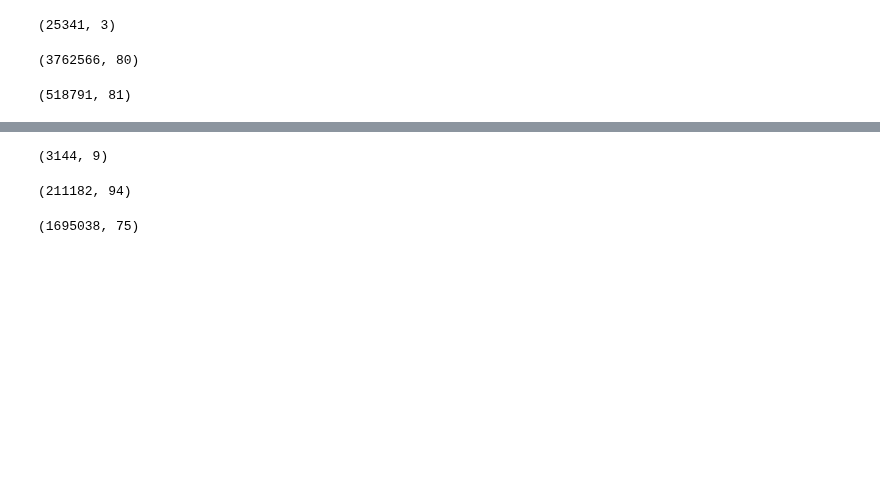
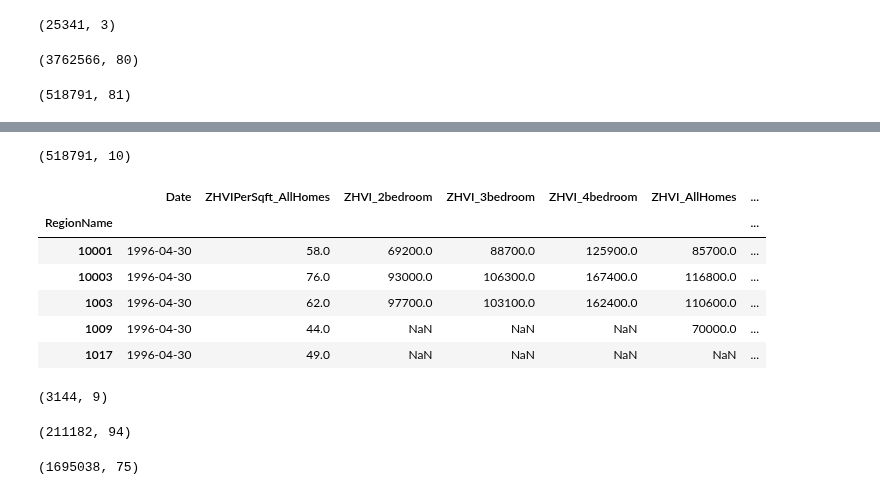
Before and after one commit to norgrenm/US_House_Price_Prediction, a Jupyter notebook: notebooks/DM-US_HousingData.ipynb, the cells around one changed output, grey strips where cells are left out. Saved outputs shown, nothing was run; the diff lists cells and outputs as text; code cells hidden in the pictures; blank space fills up the shorter version.

```diff
--- a/notebooks/DM-US_HousingData.ipynb
+++ b/notebooks/DM-US_HousingData.ipynb
@@ -82,3 +96,27 @@ cots_df.shape
+# %%
+missing_df = cots_df.isnull().sum(axis = 0).sort_values().to_frame('missing_value').reset_index()
+
+#259397 is half the amount of rows
+missing_259397 = list(missing_df[missing_df.missing_value >= 259397]['index'])
+#
+
+#Drop any data missing more than 50% of data
+cots_df.drop(missing_259397, axis = 1, inplace = True)
+
+#Looks like 71 columns missing more than 50% of data
+cots_df.shape
+# %% [output]
+(518791, 10)
+# %%
+cots_df.head()
+# %% [output]
+|  | Date | ZHVIPerSqft_AllHomes | ZHVI_2bedroom | ZHVI_3bedroom | ZHVI_4bedroom | ZHVI_AllHomes | ... |
+| RegionName |  |  |  |  |  |  | ... |
+| 10001 | 1996-04-30 | 58.0 | 69200.0 | 88700.0 | 125900.0 | 85700.0 | ... |
+| 10003 | 1996-04-30 | 76.0 | 93000.0 | 106300.0 | 167400.0 | 116800.0 | ... |
+| 1003 | 1996-04-30 | 62.0 | 97700.0 | 103100.0 | 162400.0 | 110600.0 | ... |
+| 1009 | 1996-04-30 | 44.0 | NaN | NaN | NaN | 70000.0 | ... |
+| 1017 | 1996-04-30 | 49.0 | NaN | NaN | NaN | NaN | ... |
 # %%
 ## County Cross Walk -- Cleaning CG
 ccw_df.shape
```
Also changed, not shown: parts of 10 cells of this notebook.
